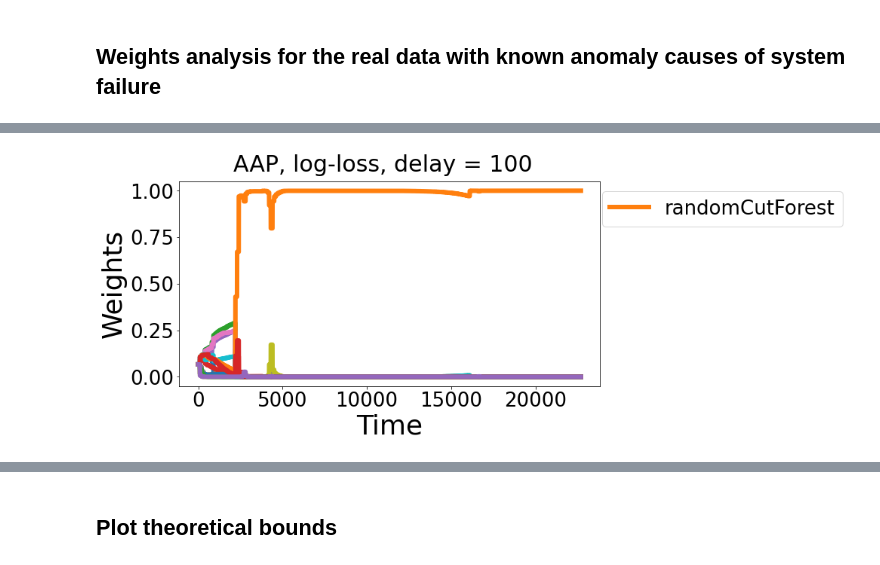
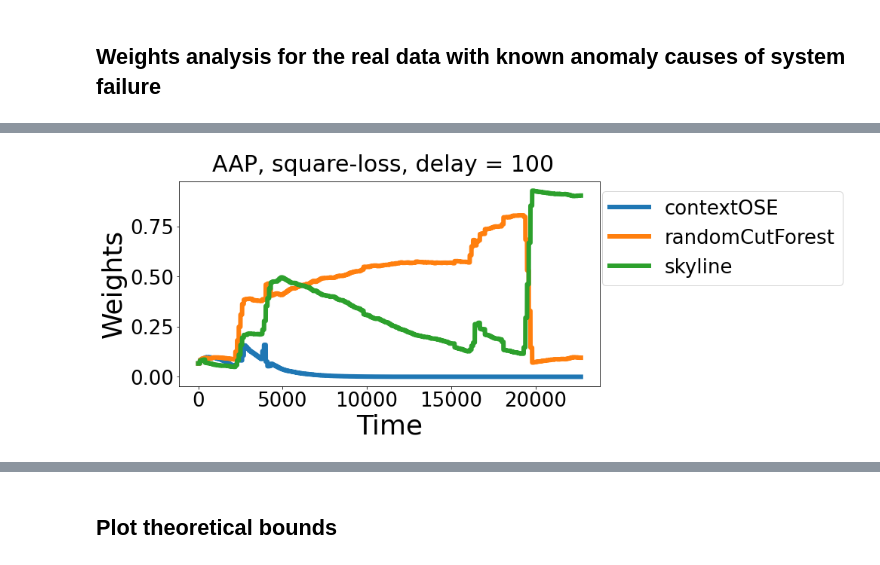
Before and after one commit to alan-turing-institute/anomaly_with_experts, a Jupyter notebook: results_plots.ipynb, the cells around one changed output, grey strips where cells are left out. Saved outputs shown, nothing was run; the diff lists cells and outputs as text; code cells hidden in the pictures.

```diff
--- a/results_plots.ipynb
+++ b/results_plots.ipynb
@@ -136,3 +121,22 @@ dt = read_nab(experts, FOLDER_NAME, FILE_NAME)
 score_experts = np.array(dt.filter(regex="^score", axis=1))
 assert score_experts.shape[1] == len(experts)
 target = dt["label"].values
+# %%
+TOP_K = 3
+score_AA, loss_AA, loss_experts, weights_experts = share_delays(
+    target, score_experts, share_type="Fixed", alpha=0, delays=100
+)
+topk_ind = np.argpartition(weights_experts.max(axis=0), -TOP_K)[-TOP_K:]
+weights_experts_topk = weights_experts[:, topk_ind]
+experts_topk = [experts[i] for i in topk_ind]
+
+fig, axs = plt.subplots(1, 1, figsize=(10, 5))
+for i in range(TOP_K):
+    plt.plot(weights_experts_topk.T[i], linewidth=6, label=f"{experts_topk[i]}")
+axs.legend(loc="upper right", bbox_to_anchor=(1.6, 1), fontsize=25)
+axs.set_xlabel("Time", fontsize=36)
+axs.set_ylabel("Weights", fontsize=36)
+axs.xaxis.set_tick_params(labelsize=26)
+axs.yaxis.set_tick_params(labelsize=26)
+plt.rcParams.update({"font.size": 36})
+fig.suptitle("AAP, log-loss, delay = 100", fontsize=30);
@@ -139,22 +145,20 @@ target = dt["label"].values
 # %%
 score_AA, loss_AA, loss_experts, weights_experts = share_delays(
-    target, score_experts, share_type="Fixed", alpha=0, delays=100
+    target, score_experts, share_type="Variable", alpha=0, delays=100
 )
+topk_ind = np.argpartition(weights_experts.max(axis=0), -TOP_K)[-TOP_K:]
+weights_experts_topk = weights_experts[:, topk_ind]
+experts_topk = [experts[i] for i in topk_ind]
 
 fig, axs = plt.subplots(1, 1, figsize=(10, 5))
-for i, _ in enumerate(experts):
-    if max(weights_experts.T[i]) > 0.7:
-        plt.plot(
-            weights_experts.T[i], linewidth=6, label=f"{experts[i]}"
-        )
-    else:
-        plt.plot(weights_experts.T[i], linewidth=6)
+for i in range(TOP_K):
+    plt.plot(weights_experts_topk.T[i], linewidth=6, label=f"{experts_topk[i]}")
 axs.legend(loc="upper right", bbox_to_anchor=(1.6, 1), fontsize=26)
 axs.set_xlabel("Time", fontsize=36)
 axs.set_ylabel("Weights", fontsize=36)
 axs.xaxis.set_tick_params(labelsize=26)
 axs.yaxis.set_tick_params(labelsize=26)
 plt.rcParams.update({"font.size": 36})
-fig.suptitle("AAP, log-loss, delay = 100", fontsize=30);
+fig.suptitle("AAP, square-loss, delay = 100", fontsize=30);
 # %% [output]
-[figure, old version]
+[figure, new version]
```
Also changed, not shown: parts of 23 cells of this notebook, 1 other file.
